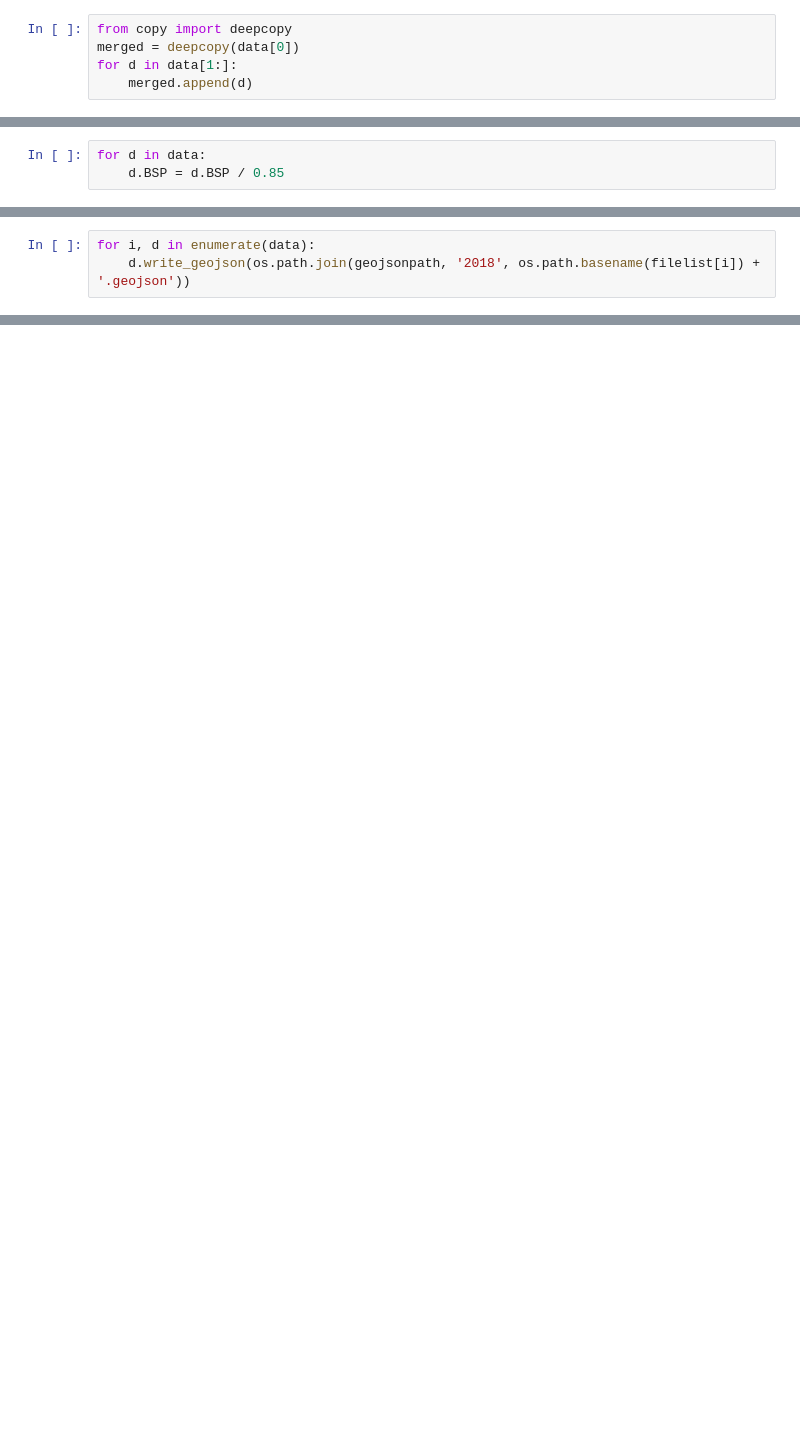
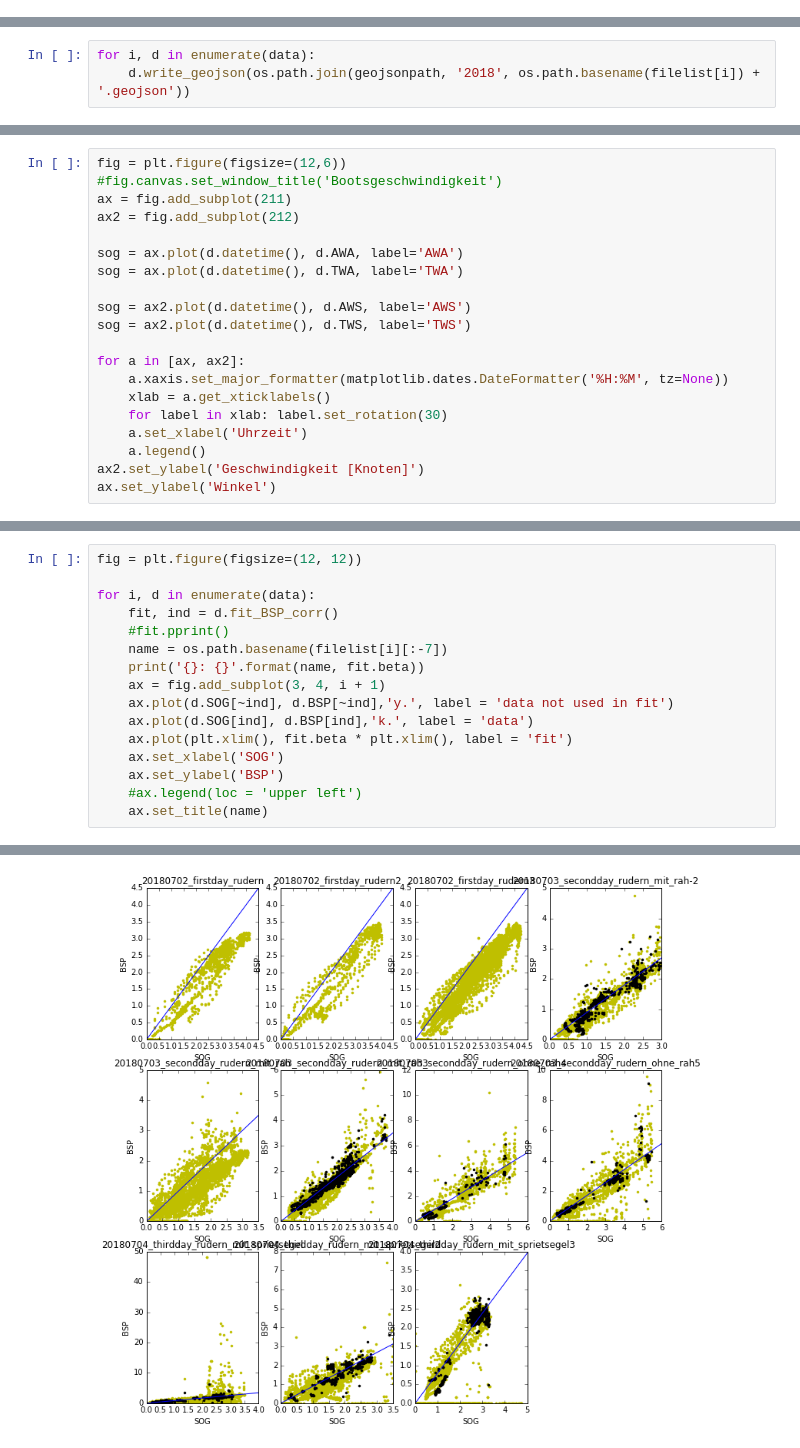
Before and after one commit to Roemerschiff/NX2, a Jupyter notebook: 2018.ipynb, the cells around one changed output, grey strips where cells are left out. Saved outputs shown, nothing was run; the diff lists cells and outputs as text; blank space fills up the shorter version.

```diff
--- a/2018.ipynb
+++ b/2018.ipynb
@@ -56,5 +97,0 @@ for d in data:
-# %%
-from copy import deepcopy
-merged = deepcopy(data[0])
-for d in data[1:]:
-    merged.append(d)
@@ -91,3 +97,0 @@ Mit Blick auf die oben gezeigten Regressionen, verwenden wir den Korrekturfaktor
-# %%
-for d in data:
-    d.BSP = d.BSP / 0.85
@@ -99,0 +185,20 @@ for i, d in enumerate(data):
+# %%
+fig = plt.figure(figsize=(12,6))
+#fig.canvas.set_window_title('Bootsgeschwindigkeit')
+ax = fig.add_subplot(211)
+ax2 = fig.add_subplot(212)
+
+sog = ax.plot(d.datetime(), d.AWA, label='AWA')
+sog = ax.plot(d.datetime(), d.TWA, label='TWA')
+
+sog = ax2.plot(d.datetime(), d.AWS, label='AWS')
+sog = ax2.plot(d.datetime(), d.TWS, label='TWS')
+
+for a in [ax, ax2]:
+    a.xaxis.set_major_formatter(matplotlib.dates.DateFormatter('%H:%M', tz=None))
+    xlab = a.get_xticklabels()
+    for label in xlab: label.set_rotation(30)
+    a.set_xlabel('Uhrzeit')
+    a.legend()
+ax2.set_ylabel('Geschwindigkeit [Knoten]')
+ax.set_ylabel('Winkel')
@@ -99,0 +212,17 @@ for i, d in enumerate(data):
+# %%
+fig = plt.figure(figsize=(12, 12))
+
+for i, d in enumerate(data):
+    fit, ind = d.fit_BSP_corr()
+    #fit.pprint()
+    name = os.path.basename(filelist[i][:-7])
+    print('{}: {}'.format(name, fit.beta))
+    ax = fig.add_subplot(3, 4, i + 1)
+    ax.plot(d.SOG[~ind], d.BSP[~ind],'y.', label = 'data not used in fit')
+    ax.plot(d.SOG[ind], d.BSP[ind],'k.', label = 'data')
+    ax.plot(plt.xlim(), fit.beta * plt.xlim(), label = 'fit')
+    ax.set_xlabel('SOG')
+    ax.set_ylabel('BSP')
+    #ax.legend(loc = 'upper left')
+    ax.set_title(name)
+# %% [output]
@@ -99,0 +240 @@ for i, d in enumerate(data):
+[figure, added]
```
Also changed, not shown: parts of 41 cells of this notebook, 2 other files.
